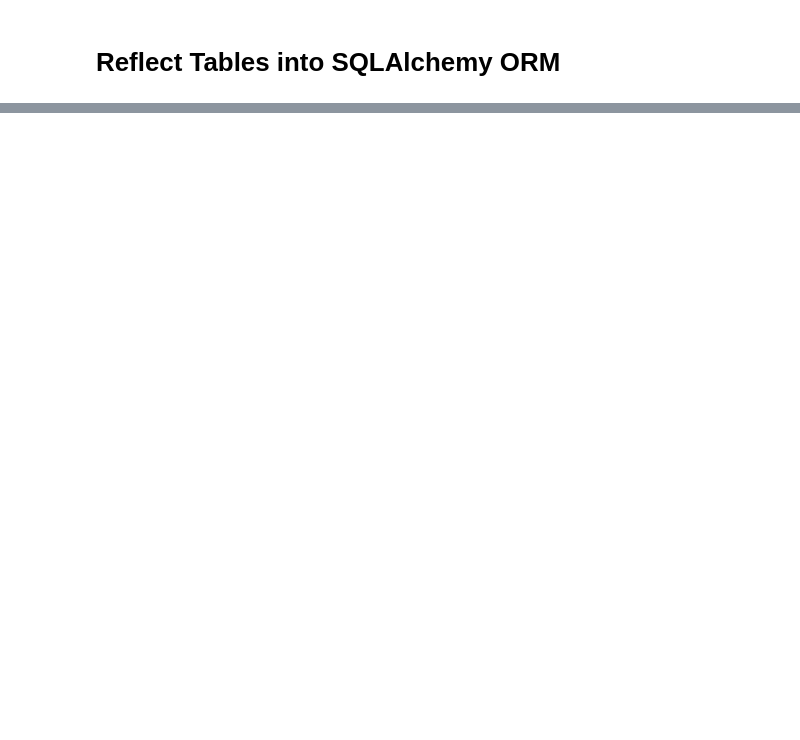
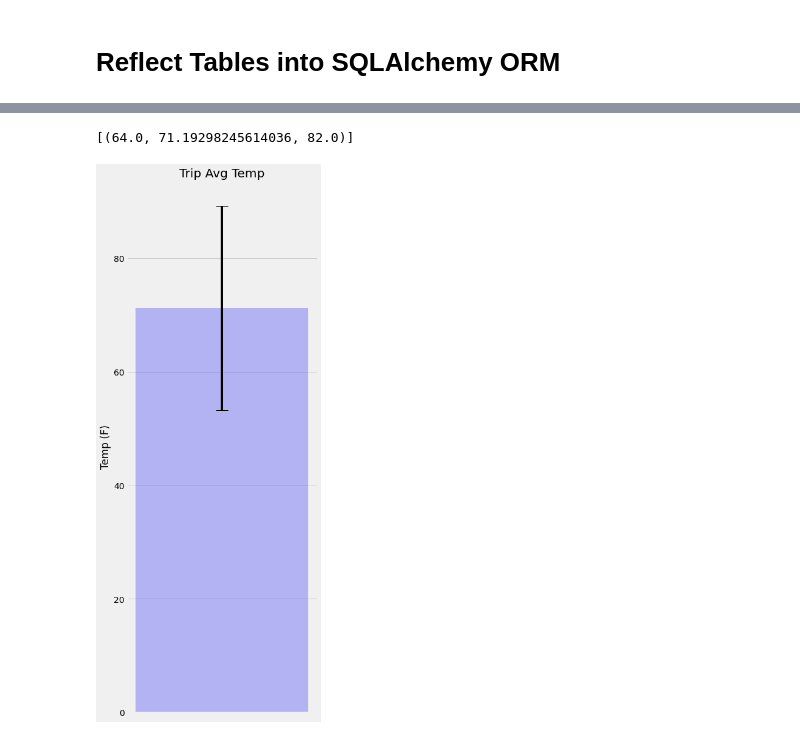
Before and after one commit to JoshSniderman/sqlalchemy-challenge, a Jupyter notebook: climate_starter.ipynb, the cells around one changed output, grey strips where cells are left out. Saved outputs shown, nothing was run; the diff lists cells and outputs as text; code cells hidden in the pictures; blank space fills up the shorter version.

```diff
--- a/climate_starter.ipynb
+++ b/climate_starter.ipynb
@@ -138,0 +149,42 @@ session.close()
+# %%
+# This function called `calc_temps` will accept start date and end date in the format '%Y-%m-%d'
+# and return the minimum, average, and maximum temperatures for that range of dates
+def calc_temps(start_date, end_date):
+    """TMIN, TAVG, and TMAX for a list of dates.
+
+    Args:
+        start_date (string): A date string in the format %Y-%m-%d
+        end_date (string): A date string in the format %Y-%m-%d
+
+    Returns:
+        TMIN, TAVE, and TMAX
+    """
+
+    return session.query(func.min(Measurement.tobs), func.avg(Measurement.tobs), func.max(Measurement.tobs)).\
+        filter(Measurement.date >= start_date).filter(Measurement.date <= end_date).all()
+
+# function usage example
+trip = calc_temps(trip_start, trip_end)
+print(trip)
+# %% [output]
+[(64.0, 71.19298245614036, 82.0)]
+# %%
+# Use your previous function `calc_temps` to calculate the tmin, tavg, and tmax
+# for your trip using the previous year's data for those same dates.
+tmin = trip[0][0]
+tavg = trip[0][1]
+tmax = trip[0][2]
+# %%
+# Plot the results from your previous query as a bar chart.
+# Use "Trip Avg Temp" as your Title
+# Use the average temperature for the y value
+# Use the peak-to-peak (tmax-tmin) value as the y error bar (yerr)
+plt.figure(figsize=(5,15))
+plt.bar(1,tavg, yerr=tmax-tmin, align='center', alpha=0.25, color='blue',ecolor='black', capsize=10)
+plt.ylabel('Temp (F)')
+plt.title('Trip Avg Temp')
+plt.xticks(range(1))
+plt.grid(True)
+plt.savefig(".\\Images\\tempavg.png",bbox_inches="tight")
+# %% [output]
+[figure, added]
```
Also changed, not shown: parts of 40 cells of this notebook, 8 other files.
